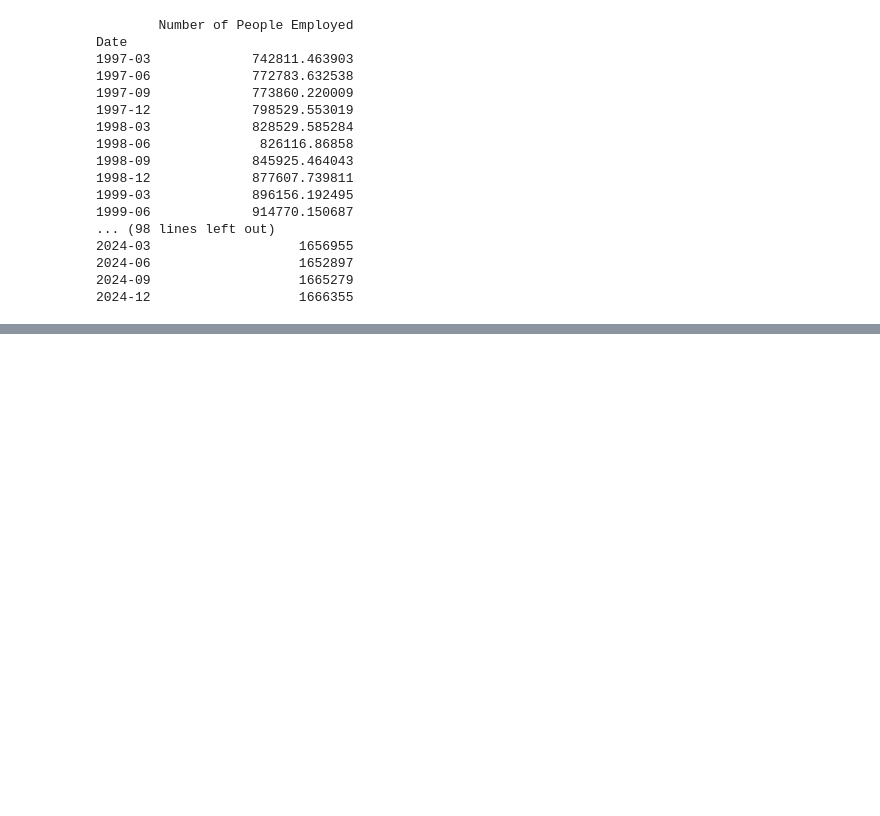
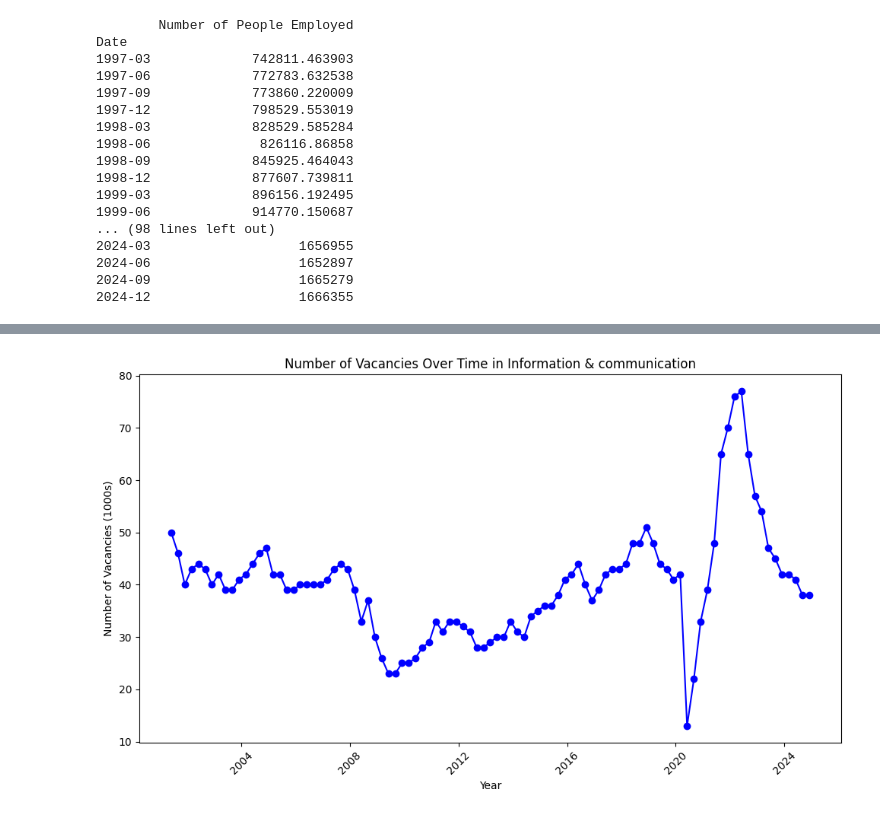
Before and after one commit to MarilynDCosta/Individual-Project, a Jupyter notebook: Data_Processing_Assimilated_Data.ipynb, the cells around one changed output, grey strips where cells are left out. Cells and saved outputs as stored; diff of their text form; code cells hidden in the pictures; blank space fills up the shorter version.

```diff
--- a/Data_Processing_Assimilated_Data.ipynb
+++ b/Data_Processing_Assimilated_Data.ipynb
@@ -102,4 +86,16 @@ Date
 # %%
-vacs02 = pd.read_excel('Raw_Data/vacs02apr2025.xls')
-print(vacs02)
+vacs02 = pd.read_excel('Raw_Data/vacs02apr2025.xlsx', header=None, sheet_name=0)
+rows_to_drop=[0,1,4,5,6,7]
+vacs02=vacs02.drop(vacs02.index[rows_to_drop]) #dropping rows indexed from the top that are blank or contain unnecessary data
+vacs02=vacs02.iloc[:286] # removes rows at the bottom that are blank or contain unnecessary data
+vacs02=vacs02.drop(vacs02.columns[1], axis=1)
+vacs02.columns=vacs02.iloc[1]
+vacs02=vacs02.iloc[2:]
+vacs02 = vacs02.rename(columns={'SIC 2007 sections': 'Date'})
+vacs02.set_index('Date', inplace=True)
+vacs02.index=vacs02.index.str.replace(r'^[A-Za-z]{3}-','', regex=True)
+vacs02.index=pd.to_datetime(vacs02.index, errors='coerce')
+vacs02.index=vacs02.index.to_period('M')
+vacs02_tech = vacs02[['Information & communication']]
+print(vacs02_tech)
 # %% [output]
@@ -106,0 +119,11 @@ FileNotFoundError: [Errno 2] No such file or directory: 'Raw_Data/vacs02apr2025.
+# %%
+# Only want March, June, September, December data so the dates can match up with the other datasets
+# Can easily do this as the dates are in date time format
+
+vacs02_tech=vacs02_tech[vacs02_tech.index.month.isin([3,6,9,12])] # 3,6,9,12 correspond to the months wanted (March, June, September and December)
+
+# Make Information and Communication a column and rename the column it to "number of vacancies"
+vacs02_tech.columns = ['Information & communication'] # Removes the 3 (as the sectors were in the third row and were not treated as columns before)
+vacs02_tech = vacs02_tech.rename(columns={'Information & communication': 'Number of Vacancies (1000s)'})
+
+print(vacs02_tech)
@@ -106,0 +148,11 @@ FileNotFoundError: [Errno 2] No such file or directory: 'Raw_Data/vacs02apr2025.
+# %%
+plt.figure(figsize=(10,6))
+plt.plot(vacs02_tech.index.to_timestamp(), vacs02_tech['Number of Vacancies (1000s)'], marker='o', color='b')
+plt.title('Number of Vacancies Over Time in Information & communication')
+plt.xlabel('Year')
+plt.ylabel('Number of Vacancies (1000s)')
+plt.xticks(rotation=45)
+plt.tight_layout()
+plt.show()
+# %% [output]
+[figure, added]
```
Also changed, not shown: parts of 10 cells of this notebook.
